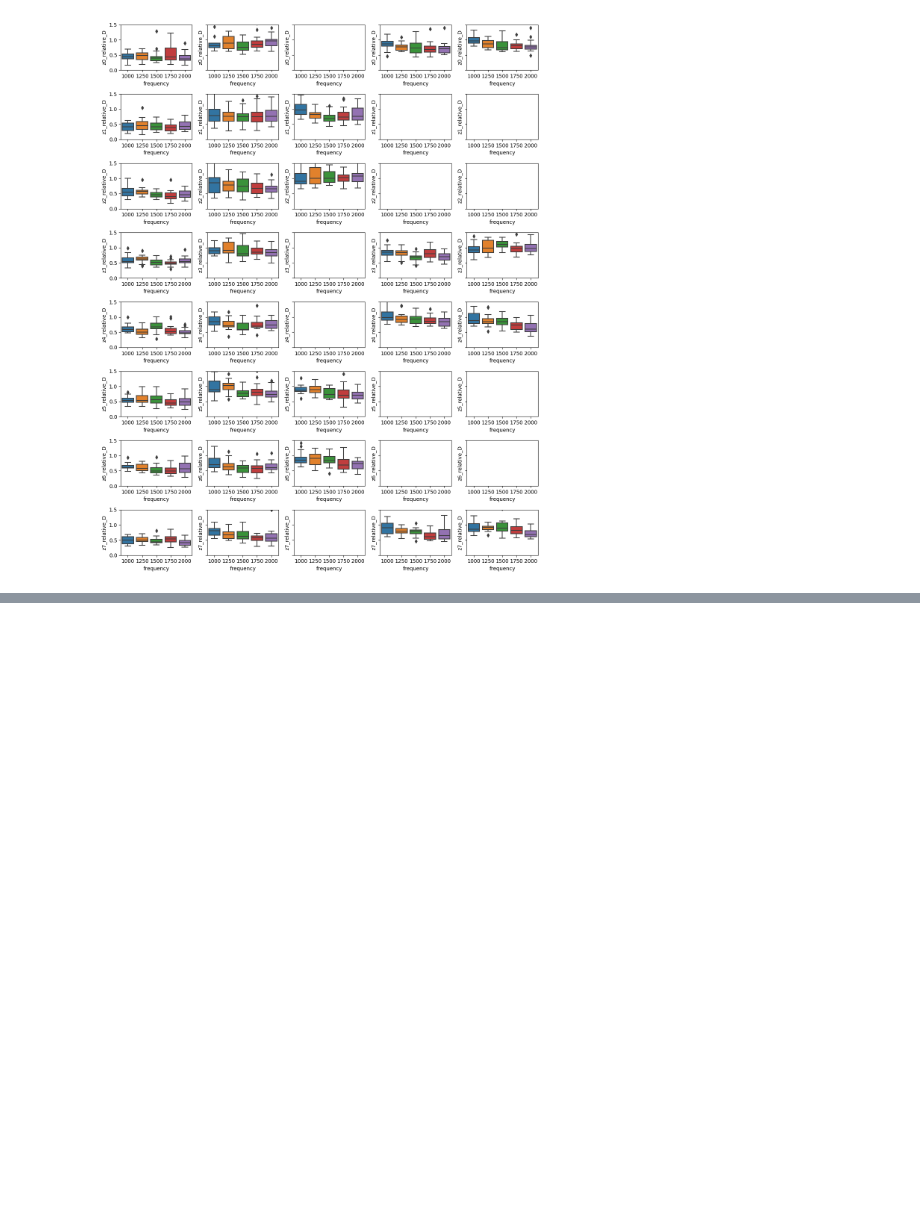
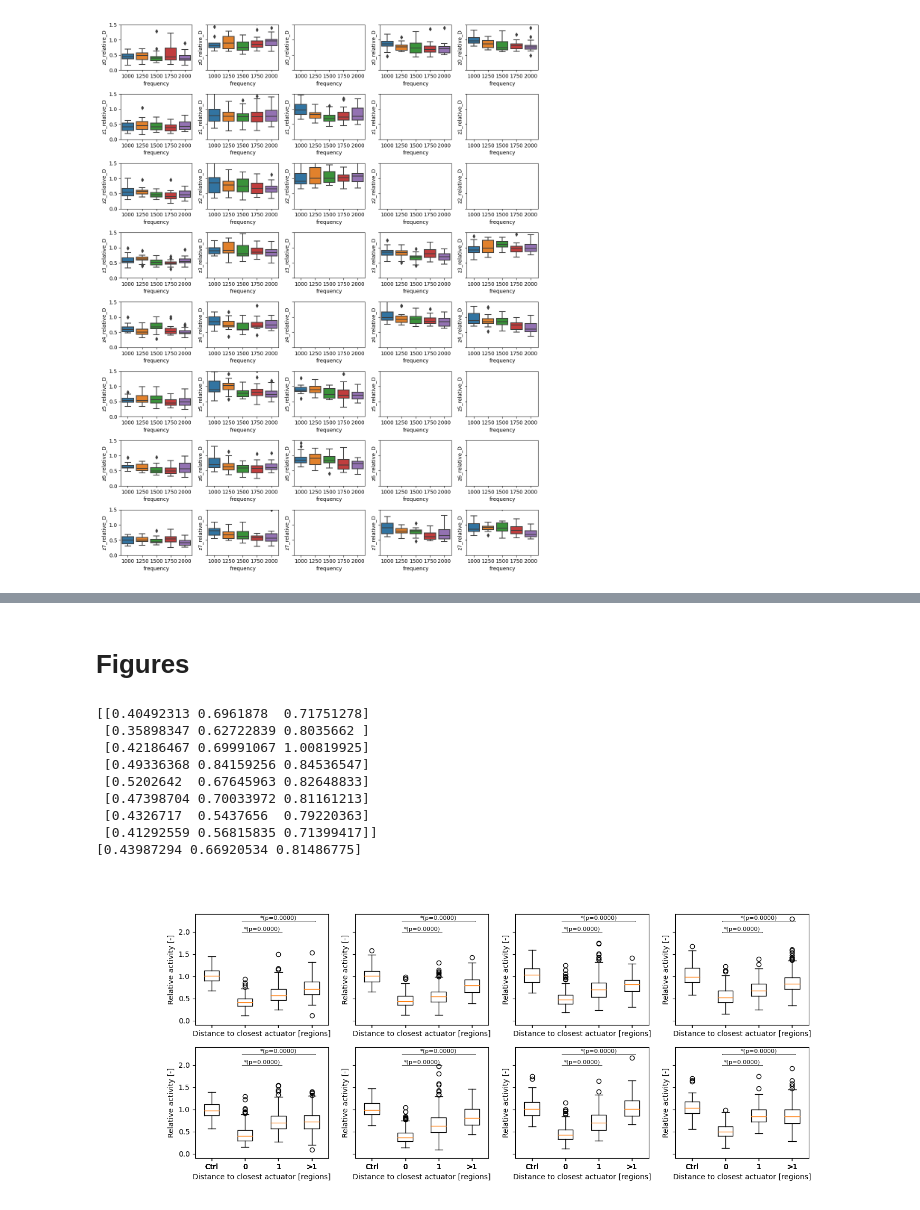
Before and after one commit to MBroisin/Experiments_processing, a Jupyter notebook: activity_exp_final_result.ipynb, the cells around one changed output, grey strips where cells are left out. Drawn from its saved outputs; the diff is of its cells as text; code cells hidden in the pictures; blank space fills up the shorter version.

```diff
--- a/activity_exp_final_result.ipynb
+++ b/activity_exp_final_result.ipynb
@@ -356,0 +319,77 @@ dataset.z7_bin2_rel.mean()
+# %% [markdown]
+# Figures
+# %%
+fig, ax = matplotlib.pyplot.subplots(2, 4, figsize=(15, 6), sharey=True, sharex=True)
+
+# dataset = data[data.frequency == 1000]
+dataset = data[data.nb_acts_active != 0]
+
+levels = numpy.zeros((8,3))
+for act in range(NB_ACTS):
+    ind = str(act)
+
+    data_ctrl           = data[data.frequency == 'Ctrl']['z'+ind+'_relative_D']
+    data_dist0          = dataset[dataset['act_z'+ind+'_closest_act_dist'] == 0]['z'+ind+'_relative_D']
+    data_dist1          = dataset[dataset['act_z'+ind+'_closest_act_dist'] == 1]['z'+ind+'_relative_D']
+    data_dist_above1    = dataset[dataset['act_z'+ind+'_closest_act_dist'] >  1]['z'+ind+'_relative_D']
+
+    bplot = ax[MAPPING_PLOT[act][0], MAPPING_PLOT[act][1]].boxplot([data_ctrl, data_dist0, data_dist1, data_dist_above1], positions=[0,1,2,3], labels=['Ctrl', '0', '1', '>1'])
+    # seaborn.boxplot(data=dataset, x='act_z'+ind+'_closest_act_dist', y='z'+ind+'_bin3_rel', hue='act_z'+ind+'_closest_act_dist', ax=ax[MAPPING_PLOT[act][0], MAPPING_PLOT[act][1]])
+    # .scatter(dataset['z'+ind+'_bin0_rel'].values, positions=[(j+3)*5], widths=[3])
+
+    levels[act, 0] = data_dist0.median()
+    levels[act, 1] = data_dist1.median()
+    levels[act, 2] = data_dist_above1.median()
+
+    RStest_0_1 = scipy.stats.ranksums(data_dist0, data_dist1)
+    RStest_0_a1 = scipy.stats.ranksums(data_dist0, data_dist_above1)
+
+    # print(ind, len(data_dist0), len(data_dist1), len(data_dist_above1))
+    # print(ind, scipy.stats.ranksums(data_dist0['z'+ind+'_bin3_rel'], data_dist1['z'+ind+'_bin3_rel']))
+    # print(ind, scipy.stats.ranksums(data_dist0['z'+ind+'_bin3_rel'], data_dist_above1['z'+ind+'_bin3_rel']))
+
+    if NORMALIZATION_TYPE == 'first':
+        YLIMS       = [-0.1, 2.4]
+        SB_LEVEL1   = 2.0
+        SB_LEVEL2   = 2.25
+    else :
+        YLIMS       = [-0.1, 1.4]
+        SB_LEVEL1   = 1.1
+        SB_LEVEL2   = 1.25
+
+    # axis limits
+    _ = ax[MAPPING_PLOT[act][0], MAPPING_PLOT[act][1]].set_xlim([-0.5, 3.5])
+    _ = ax[MAPPING_PLOT[act][0], MAPPING_PLOT[act][1]].set_ylim(YLIMS)
+
+    # axis labels
+    _ = ax[MAPPING_PLOT[act][0], MAPPING_PLOT[act][1]].set_xlabel('Distance to closest actuator [regions]')
+    _ = ax[MAPPING_PLOT[act][0], MAPPING_PLOT[act][1]].set_ylabel('Relative activity [-]')
+
+    # Significance bars
+    sb_level    = SB_LEVEL1
+    sb_width    = 1.2
+    sb_height   = 0.02
+    sb_positions= 1.5
+    _ = ax[MAPPING_PLOT[act][0], MAPPING_PLOT[act][1]].plot([sb_positions-sb_width/2, sb_positions-sb_width/2, sb_positions+sb_width/2, sb_positions+sb_width/2], [sb_level-sb_height, sb_level, sb_level, sb_level-sb_height], 'k', linewidth=.5)
+    _ = ax[MAPPING_PLOT[act][0], MAPPING_PLOT[act][1]].text(sb_positions, sb_level+0.015, '{}(p={:1.4f})'.format(['' if  RStest_0_1[1]>0.05 else '*'][0], RStest_0_1[1]), fontsize=8, horizontalalignment='center')
+
+    sb_level    = SB_LEVEL2
+    sb_width    = 2.2
+    sb_height   = 0.02
+    sb_positions= 2
+    _ = ax[MAPPING_PLOT[act][0], MAPPING_PLOT[act][1]].plot([sb_positions-sb_width/2, sb_positions-sb_width/2, sb_positions+sb_width/2, sb_positions+sb_width/2], [sb_level-sb_height, sb_level, sb_level, sb_level-sb_height], 'k', linewidth=.5)
+    _ = ax[MAPPING_PLOT[act][0], MAPPING_PLOT[act][1]].text(sb_positions, sb_level+0.015, '{}(p={:1.4f})'.format(['' if  RStest_0_a1[1]>0.05 else '*'][0], RStest_0_a1[1]), fontsize=8, horizontalalignment='center')
+
+print(levels)
+print(levels.mean(axis=0))
+# %% [output]
+[[0.40492313 0.6961878  0.71751278]
+ [0.35898347 0.62722839 0.8035662 ]
+ [0.42186467 0.69991067 1.00819925]
+ [0.49336368 0.84159256 0.84536547]
+ [0.5202642  0.67645963 0.82648833]
+ [0.47398704 0.70033972 0.81161213]
+ [0.4326717  0.5437656  0.79220363]
+ [0.41292559 0.56815835 0.71399417]]
+[0.43987294 0.66920534 0.81486775]
+[figure, added]
```
Also changed, not shown: parts of 17 cells of this notebook, 12 other files.
